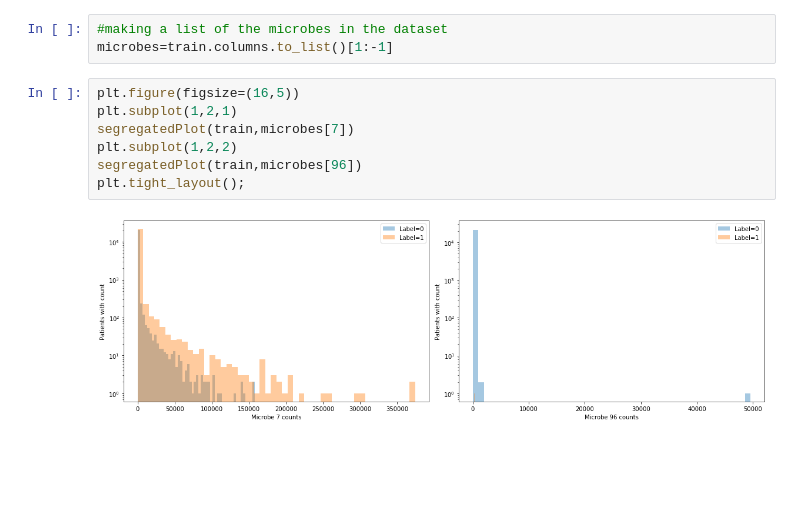
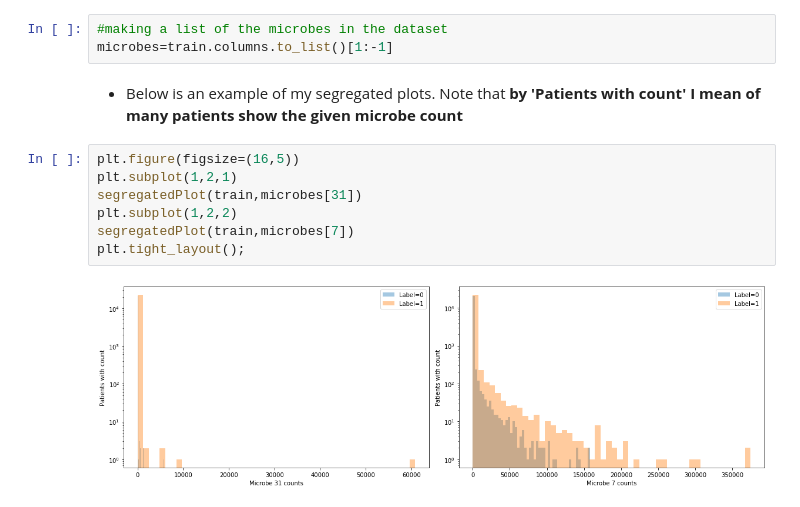
Before and after one commit to leoEspin/viome, a Jupyter notebook: viome dataset.ipynb, the cells around one changed output. Cells and saved outputs as stored; diff of their text form; blank space fills up the shorter version.

```diff
--- a/viome dataset.ipynb
+++ b/viome dataset.ipynb
@@ -189,12 +189,14 @@ def segregatedPlot(df:pd.DataFrame,col:str,grouping:str='label'):
 # %%
 #making a list of the microbes in the dataset
 microbes=train.columns.to_list()[1:-1]
+# %% [markdown]
+* Below is an example of my segregated plots. Note that **by 'Patients with count' I mean of many patients show the given microbe count**
 # %%
 plt.figure(figsize=(16,5))
 plt.subplot(1,2,1)
+segregatedPlot(train,microbes[31])
+plt.subplot(1,2,2)
 segregatedPlot(train,microbes[7])
-plt.subplot(1,2,2)
-segregatedPlot(train,microbes[96])
 plt.tight_layout();
 # %% [output]
-[figure, old version]
+[figure, new version]
```
Also changed, not shown: parts of 3 cells of this notebook.
